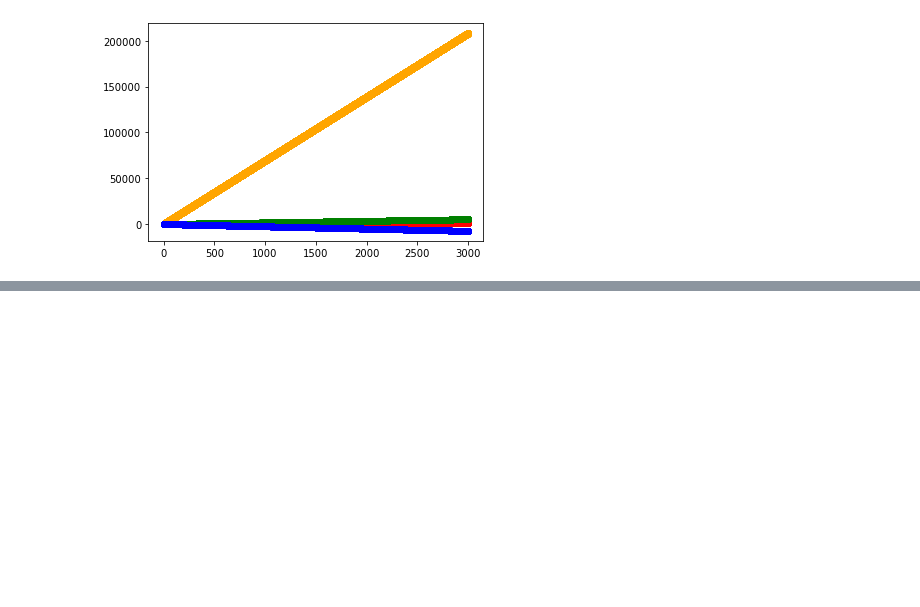
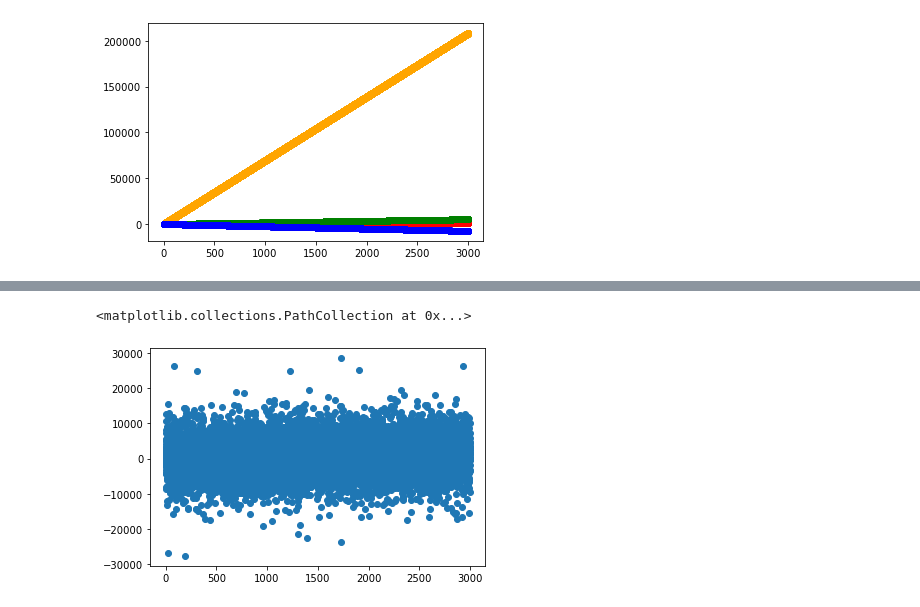
Before and after one commit to wonderbug2020/Synthetic_Data_Creation, a Jupyter notebook: Multiple_Linear.ipynb, the cells around one changed output, grey strips where cells are left out. Cells and saved outputs as stored; diff of their text form; code cells hidden in the pictures; blank space fills up the shorter version.

```diff
--- a/Multiple_Linear.ipynb
+++ b/Multiple_Linear.ipynb
@@ -79,0 +124,5 @@ m_l['new_var_1'] = m_
+# %%
+var_1 = 1.6*m_l_3['new_var_1']
+var_2 = .03*m_l_3['new_var_2']
+var_3 = 1.8*m_l_3['new_var_3']
+m_l_3['final_results'] = var_1 + var_2 + var_3
@@ -79,0 +138,5 @@ m_l['new_var_1'] = m_
+# %%
+plt.scatter(m_l_3['solution'],m_l_3['final_results'])
+# %% [output]
+<matplotlib.collections.PathCollection at 0x...>
+[figure, added]
```
Also changed, not shown: parts of 9 cells of this notebook.
